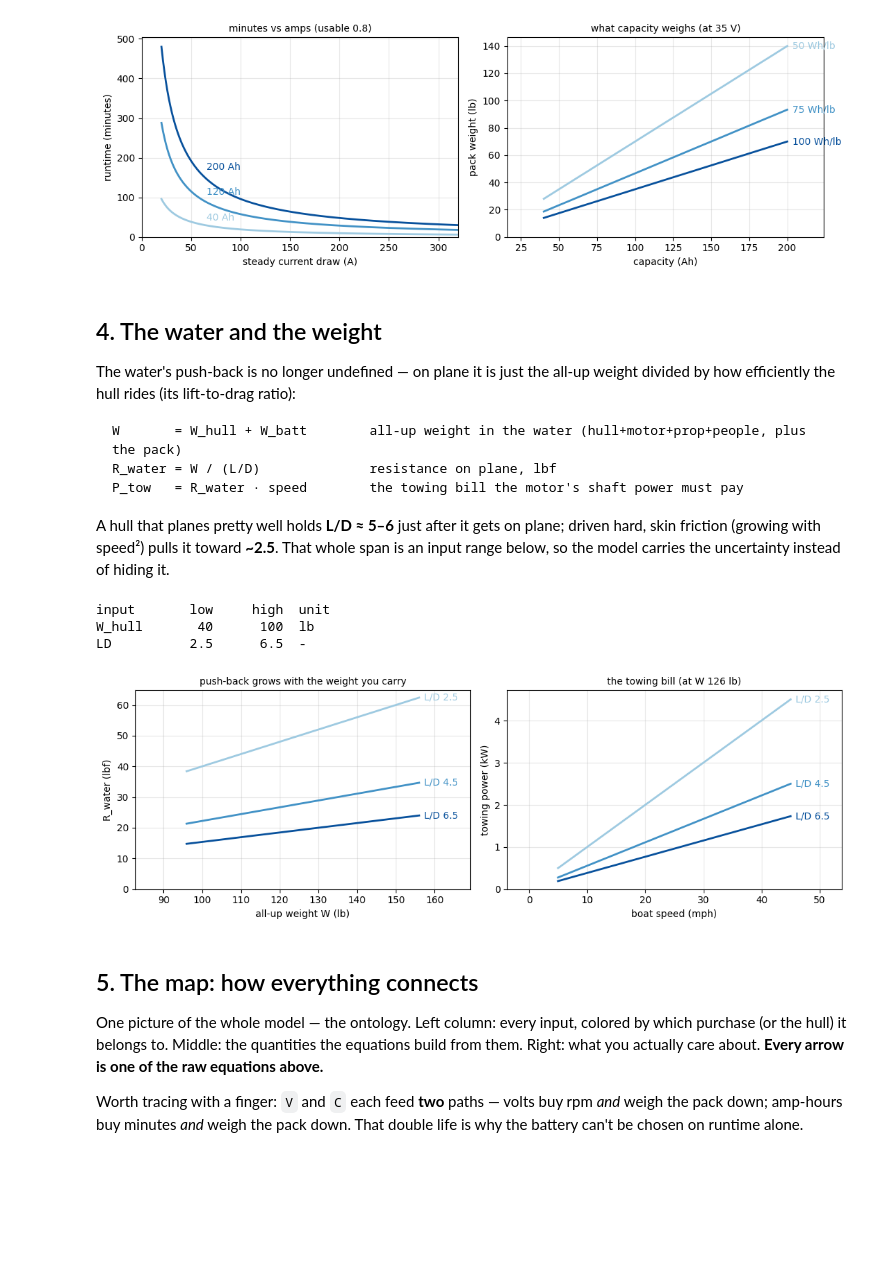
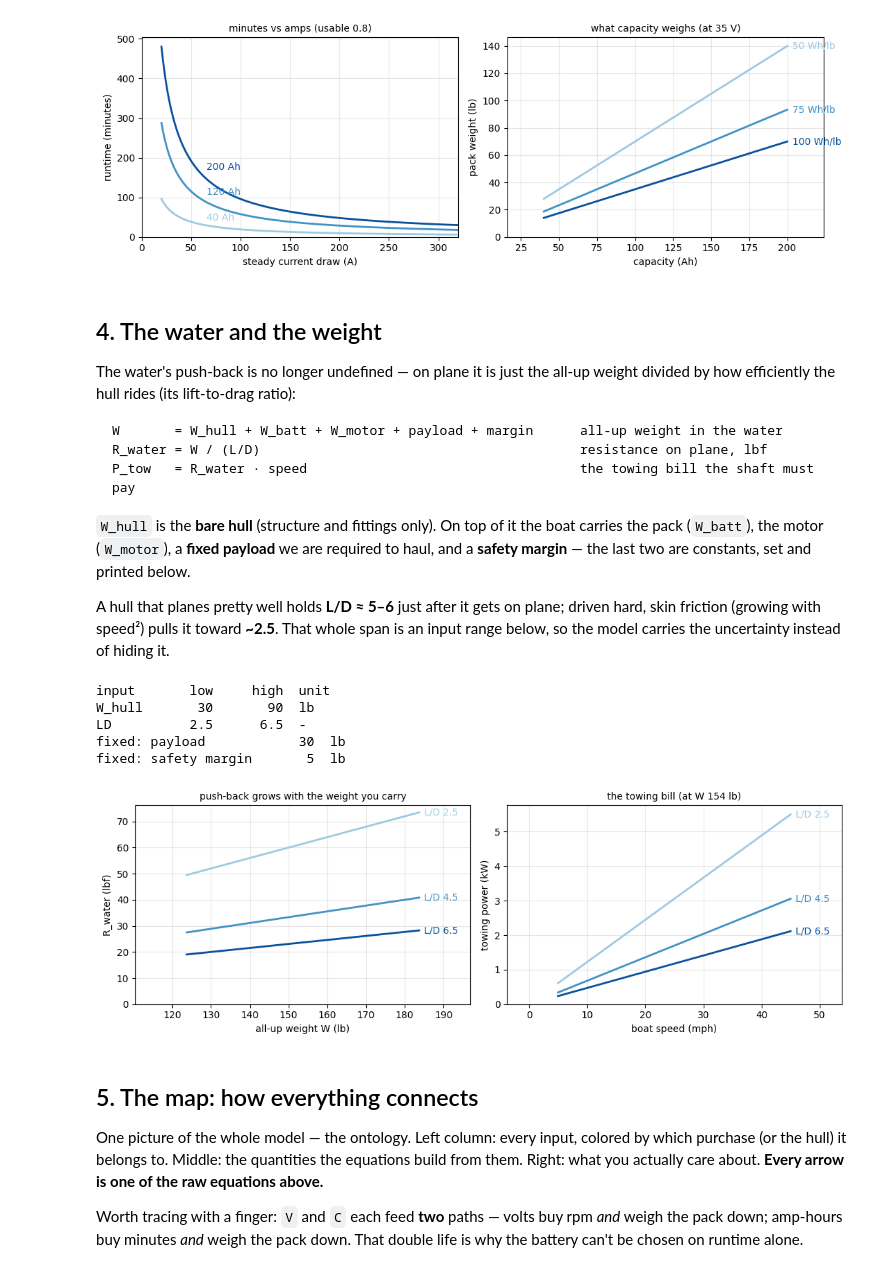
Before and after one commit to MarMar888/hav, a Jupyter notebook: optimization/willmarley.ipynb, the cells around one changed output. Cells and saved outputs as stored; diff of their text form; code cells hidden in the pictures; blank space fills up the shorter version.

````diff
--- a/optimization/willmarley.ipynb
+++ b/optimization/willmarley.ipynb
@@ -54,8 +57,9 @@ MOTOR_BOUNDS = {
     "R":     (0.005, 0.050),
     "I0":    (1.0, 6.0),
     "I_max": (50.0, 320.0),
+    "W_motor": (0.4, 5.0),
 }
-MOTOR_UNITS = {"Kv": "rpm/V", "R": "ohm", "I0": "A", "I_max": "A"}
+MOTOR_UNITS = {"Kv": "rpm/V", "R": "ohm", "I0": "A", "I_max": "A", "W_motor": "lb"}
 show_bounds(MOTOR_BOUNDS, MOTOR_UNITS)
 
 I0_mid = sum(MOTOR_BOUNDS["I0"]) / 2
@@ -215,53 +220,66 @@ The water's push-back is no longer undefined — on plane it is just the all-up
 divided by how efficiently the hull rides (its lift-to-drag ratio):
 
 ```text
-W       = W_hull + W_batt        all-up weight in the water (hull+motor+prop+people, plus the pack)
-R_water = W / (L/D)              resistance on plane, lbf
-P_tow   = R_water · speed        the towing bill the motor's shaft power must pay
+W       = W_hull + W_batt + W_motor + payload + margin      all-up weight in the water
+R_water = W / (L/D)                                         resistance on plane, lbf
+P_tow   = R_water · speed                                   the towing bill the shaft must pay
 ```
+
+`W_hull` is the **bare hull** (structure and fittings only). On top of it the boat carries
+the pack (`W_batt`), the motor (`W_motor`), a **fixed payload** we are required to haul,
+and a **safety margin** — the last two are constants, set and printed below.
 
 A hull that planes pretty well holds **L/D ≈ 5–6** just after it gets on plane; driven
 hard, skin friction (growing with speed²) pulls it toward **~2.5**. That whole span is an
 input range below, so the model carries the uncertainty instead of hiding it.
 # %%
 HULL_BOUNDS = {
-    "W_hull": (40.0, 100.0),
+    "W_hull": (30.0, 90.0),
     "LD":     (2.5, 6.5),
 }
 HULL_UNITS = {"W_hull": "lb", "LD": "-"}
 show_bounds(HULL_BOUNDS, HULL_UNITS)
 
+W_FIXED = {"payload": 30.0, "safety margin": 5.0}  # lb, carried no matter what
+W_FIXED_LB = sum(W_FIXED.values())
+for name, v in W_FIXED.items():
+    print(f"fixed: {name:<14}{v:>7g}  lb")
+
 e_mid = sum(BATT_BOUNDS["e_batt"]) / 2
 C_mid = sum(BATT_BOUNDS["C"]) / 2
 W_batt_mid = C_mid * V_mid / e_mid
-W_span = np.linspace(HULL_BOUNDS["W_hull"][0] + W_batt_mid,
-                     HULL_BOUNDS["W_hull"][1] + W_batt_mid, 100)
+Wm_mid = sum(MOTOR_BOUNDS["W_motor"]) / 2
+W_extra = W_batt_mid + Wm_mid + W_FIXED_LB
+W_span = np.linspace(HULL_BOUNDS["W_hull"][0] + W_extra,
+                     HULL_BOUNDS["W_hull"][1] + W_extra, 100)
 W_mid = W_span.mean()
 
 fig, (ax1, ax2) = plt.subplots(1, 2, figsize=(11, 3.8))
 for LD, color in zip(lo_mid_hi(HULL_BOUNDS, "LD"), SEQ):
     ax1.plot(W_span, W_span / LD, color=color, lw=2)
     ax1.annotate(f"L/D {LD:g}", (W_span[-1], W_span[-1] / LD),
                  xytext=(5, 0), textcoords="offset points", color=color, va="center")
 v = np.linspace(5, 45, 100)
 for LD, color in zip(lo_mid_hi(HULL_BOUNDS, "LD"), SEQ):
     R_N = (W_mid / LD) * 4.4482
     ax2.plot(v, R_N * v * 0.44704 / 1000, color=color, lw=2)
     ax2.annotate(f"L/D {LD:g}", (v[-1], R_N * v[-1] * 0.44704 / 1000),
                  xytext=(5, 0), textcoords="offset points", color=color, va="center")
 ax1.set_xlabel("all-up weight W (lb)"); ax1.set_ylabel("R_water (lbf)")
 ax1.set_title("push-back grows with the weight you carry", fontsize=10)
 ax2.set_xlabel("boat speed (mph)"); ax2.set_ylabel("towing power (kW)")
 ax2.set_title(f"the towing bill (at W {W_mid:.0f} lb)", fontsize=10)
 for ax in (ax1, ax2):
     ax.grid(alpha=0.3); ax.set_ylim(bottom=0)
     ax.margins(x=0.22)
 plt.tight_layout(); plt.show()
 # %% [output]
 input       low     high  unit
-W_hull       40      100  lb
+W_hull       30       90  lb
 LD          2.5      6.5  -
+fixed: payload            30  lb
+fixed: safety margin       5  lb
-[figure, old version]
+[figure, new version]
 # %% [markdown]
 ## 5. The map: how everything connects
 
````
Also changed, not shown: parts of 16 cells of this notebook, 3 other files.
